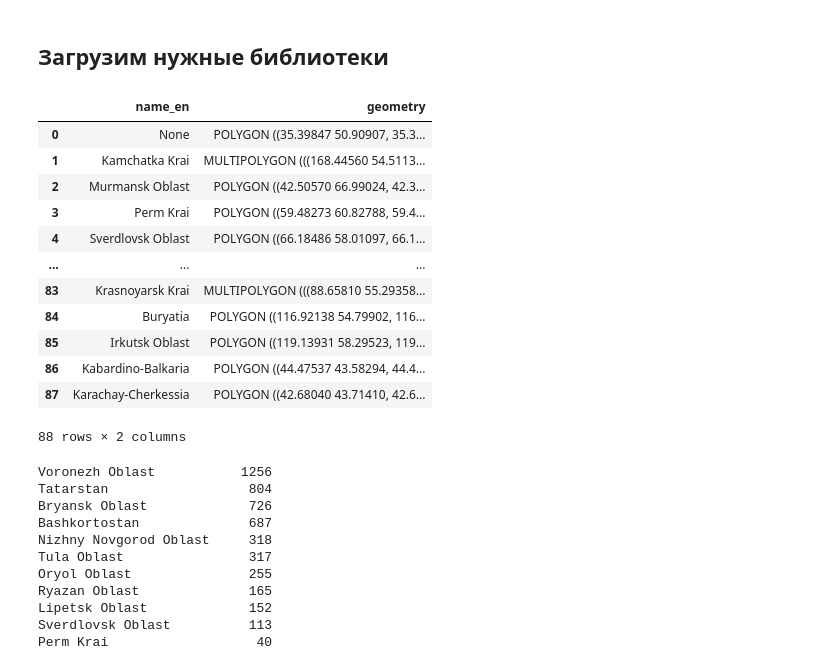
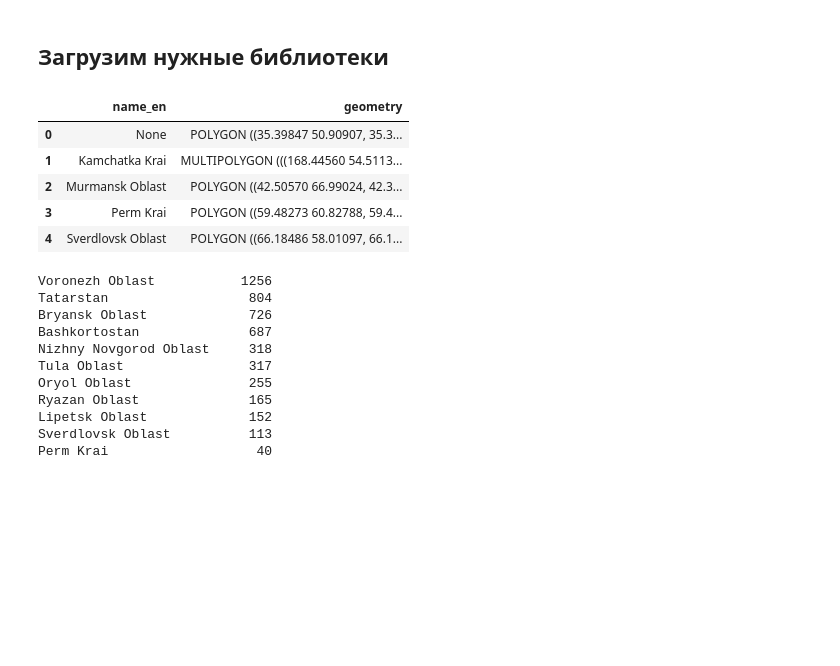
Before and after one commit to eivankin/ndvi, a Jupyter notebook: baseline.ipynb, the cells around one changed output. Cells and saved outputs as stored; diff of their text form; code cells hidden in the pictures; blank space fills up the shorter version.

```diff
--- a/baseline.ipynb
+++ b/baseline.ipynb
@@ -41,18 +17,11 @@ regions = gpd.read_file(DATA_DIR + "boundaries/admin_level_4.shp")
 # %%
 regions = regions[["name_en", "geometry"]]
 # %%
-regions
+regions.head()
 # %% [output]
 |  | name_en | geometry |
 | 0 | None | POLYGON ((35.39847 50.90907, 35.3... |
 | 1 | Kamchatka Krai | MULTIPOLYGON (((168.44560 54.5113... |
 | 2 | Murmansk Oblast | POLYGON ((42.50570 66.99024, 42.3... |
 | 3 | Perm Krai | POLYGON ((59.48273 60.82788, 59.4... |
 | 4 | Sverdlovsk Oblast | POLYGON ((66.18486 58.01097, 66.1... |
-| ... | ... | ... |
-| 83 | Krasnoyarsk Krai | MULTIPOLYGON (((88.65810 55.29358... |
-| 84 | Buryatia | POLYGON ((116.92138 54.79902, 116... |
-| 85 | Irkutsk Oblast | POLYGON ((119.13931 58.29523, 119... |
-| 86 | Kabardino-Balkaria | POLYGON ((44.47537 43.58294, 44.4... |
-| 87 | Karachay-Cherkessia | POLYGON ((42.68040 43.71410, 42.6... |
-88 rows × 2 columns
```
Also changed, not shown: parts of 50 cells of this notebook, 6 other files.
